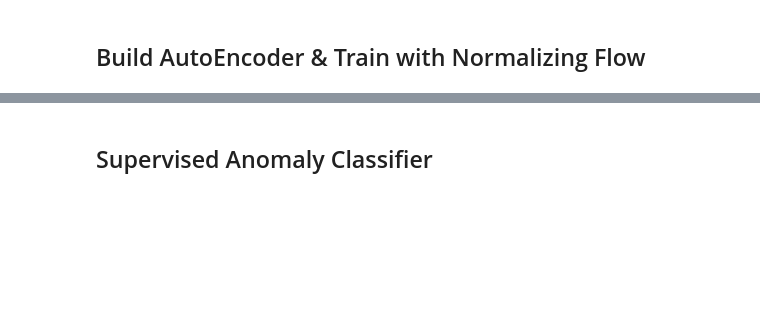
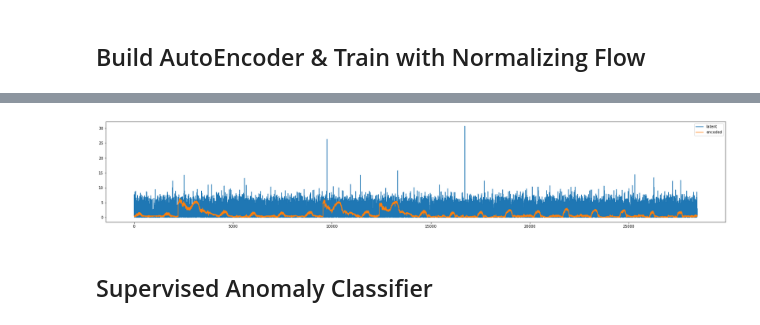
Before and after one commit to VUZhuangweiKang/VU-AD, a Jupyter notebook: normalizingflows/vuad.ipynb, the cells around one changed output, grey strips where cells are left out. Saved outputs shown, nothing was run; the diff lists cells and outputs as text; code cells hidden in the pictures; blank space fills up the shorter version.

```diff
--- a/normalizingflows/vuad.ipynb
+++ b/normalizingflows/vuad.ipynb
@@ -73,3 +88,13 @@ Epoch 50/50
+# %%
+fig = plt.figure(figsize=(30, 5))
+X_data_encoded = autoencoder.encoder(X_data)
+temp = flow_model.sample(X_data_encoded.shape[0])
+plt.plot(temp[:, 0], label='latent')
+plt.plot(X_data_encoded[:, 0], label='encoded')
+plt.legend()
+plt.show()
+# %% [output]
+[figure, added]
 # %% [markdown]
 ## Supervised Anomaly Classifier
 # %%
```
Also changed, not shown: parts of 16 cells of this notebook, 5 other files.
